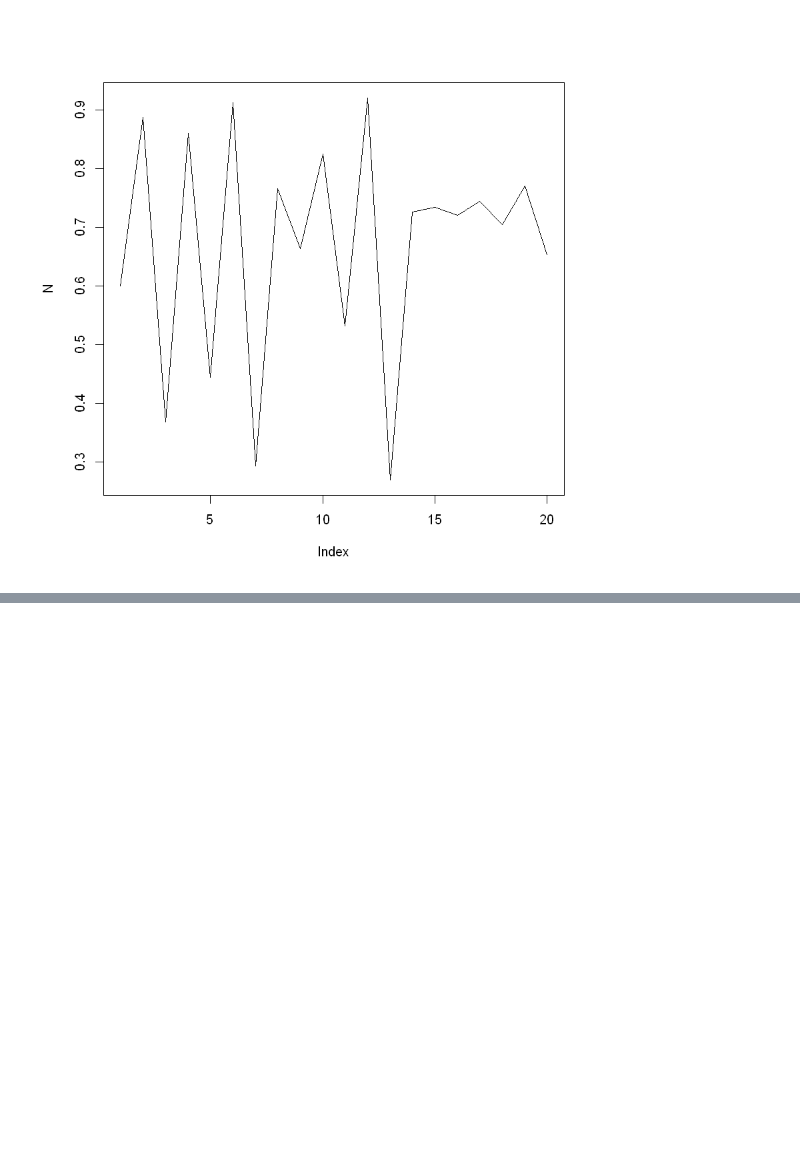
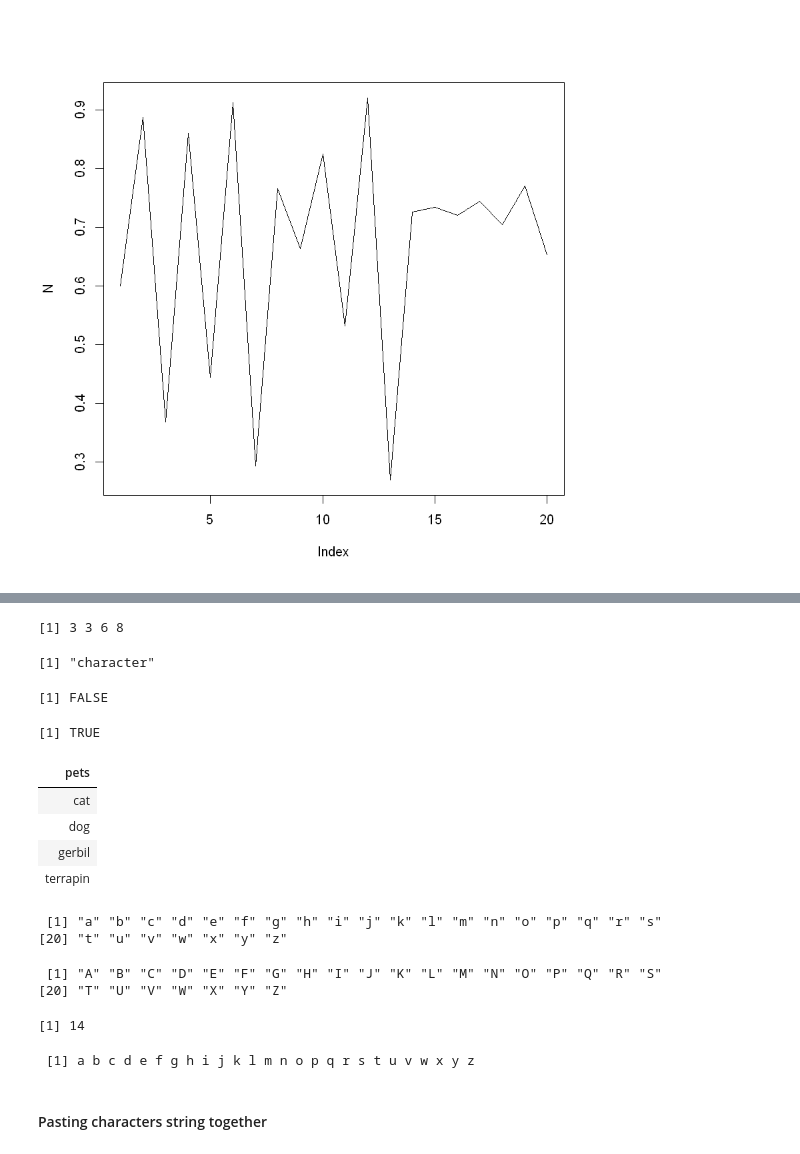
Before and after one commit to darkeclipz/jupyter-notebooks, a Jupyter notebook: Applied Math/Y1S4/Data Science/R - Week 2 (loops and repeats, lists, text, character strings and pattern matching, dates and times, environments).ipynb, the cells around one changed output, grey strips where cells are left out. Saved outputs shown, nothing was run; the diff lists cells and outputs as text; code cells hidden in the pictures; blank space fills up the shorter version.

```diff
--- a/Applied Math/Y1S4/Data Science/R - Week 2 (loops and repeats, lists, text, character strings and pattern matching, dates and times, environments).ipynb
+++ b/Applied Math/Y1S4/Data Science/R - Week 2 (loops and repeats, lists, text, character strings and pattern matching, dates and times, environments).ipynb
@@ -196,0 +328,2 @@ plot(N, type="l")
+# %%
+pets = c("cat", "dog", "gerbil", "terrapin")
@@ -196,0 +334,46 @@ plot(N, type="l")
+# %%
+nchar(pets)
+# %% [output]
+[1] 3 3 6 8
+# %%
+class(pets)
+# %% [output]
+[1] "character"
+# %%
+is.factor(pets)
+# %% [output]
+[1] FALSE
+# %%
+df = data.frame(pets)
+# %%
+is.factor(df$pets)
+# %% [output]
+[1] TRUE
+# %%
+df
+# %% [output]
+| pets |
+| cat |
+| dog |
+| gerbil |
+| terrapin |
+# %%
+letters
+# %% [output]
+ [1] "a" "b" "c" "d" "e" "f" "g" "h" "i" "j" "k" "l" "m" "n" "o" "p" "q" "r" "s"
+[20] "t" "u" "v" "w" "x" "y" "z"
+# %%
+LETTERS
+# %% [output]
+ [1] "A" "B" "C" "D" "E" "F" "G" "H" "I" "J" "K" "L" "M" "N" "O" "P" "Q" "R" "S"
+[20] "T" "U" "V" "W" "X" "Y" "Z"
+# %%
+which(letters=="n")
+# %% [output]
+[1] 14
+# %%
+noquote(letters)
+# %% [output]
+ [1] a b c d e f g h i j k l m n o p q r s t u v w x y z
+# %% [markdown]
+#### Pasting characters string together
```
Also changed, not shown: parts of 52 cells of this notebook, 2 other files.
